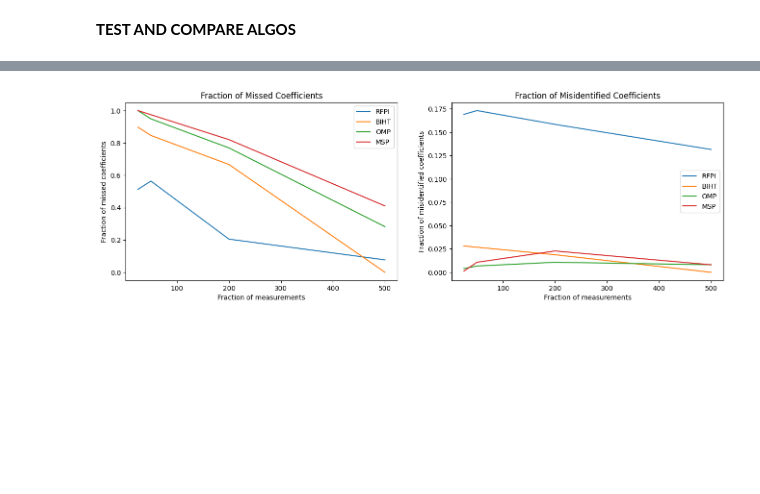
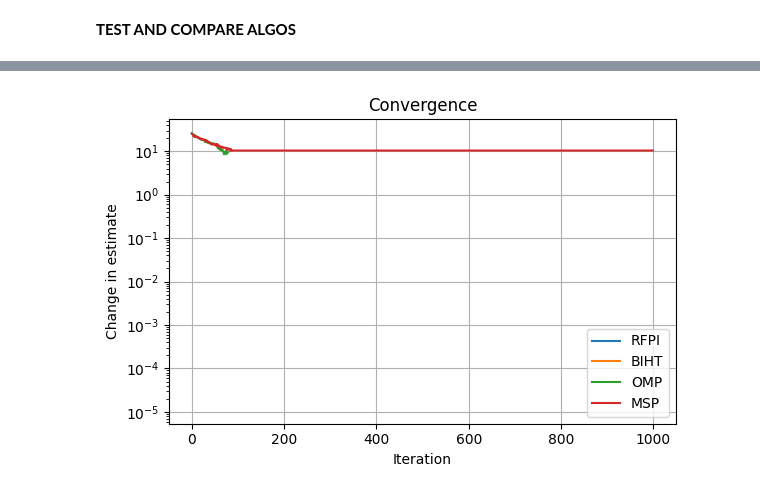
Before and after one commit to josephine-king/EE4740_ImageCompression, a Jupyter notebook: image_compression.ipynb, the cells around one changed output, grey strips where cells are left out. Cells and saved outputs as stored; diff of their text form; code cells hidden in the pictures; blank space fills up the shorter version.

```diff
--- a/image_compression.ipynb
+++ b/image_compression.ipynb
@@ -22,7 +22,7 @@ def import_mnist_data(num_img):
             raise FileNotFoundError("mnist_dataset.zip not found.")
     # Load the mnist data
     # Ignore the first column of the data (the label)
-    data = np.loadtxt("mnist_dataset/mnist_test.csv", delimiter=",", max_rows=num_img, usecols=range(1,785))
+    data = np.loadtxt("mnist_dataset/mnist_dataset/mnist_test.csv", delimiter=",", max_rows=num_img, usecols=range(1,785))
     data = data.reshape(num_img, 784)
     return data
 
@@ -68,7 +68,7 @@ def plot_algos(data, titles):
     fig.set_figwidth(14)
     for i in range(0,num_images):
         axs[i].imshow(data[i].reshape(28, 28), cmap='gray', vmin=0, vmax=255)
-        axs[i].set_title(titles[i])
+        axs[i].set_title(titles[i],fontsize=10)
 
     plt.tight_layout()
     plt.show()
@@ -84,7 +84,7 @@ def plot_meas_matrix(meas_matrix):
 data = import_mnist_data(1)
 print(data.shape)
 
-sparse_data = sparsify_data(data, 230) #anything below 100 is = zero
+sparse_data = sparsify_data(data, 100) #anything below 100 is = zero
 print(sparse_data.shape)
 
 plot_est_images(data, sparse_data)
@@ -116,15 +116,16 @@ def calculate_missed_coefficients(original_data, est_data):
     original_data = original_data.reshape((-1, 1))
     est_data = est_data.reshape((-1, 1))
     missed_coefficients = np.count_nonzero((original_data != 0) & (est_data == 0))
-    missed_coefficients = missed_coefficients/np.count_nonzero(original_data != 0)
     return missed_coefficients
 
 def calculate_misidentified_coefficients(original_data, est_data):
     original_data = original_data.reshape((-1, 1))
     est_data = est_data.reshape((-1, 1))
     mis_ided_coefficients = np.count_nonzero((original_data == 0) & (est_data != 0))
-    mis_ided_coefficients = mis_ided_coefficients/np.count_nonzero(original_data == 0)
     return mis_ided_coefficients
+
+def calculate_wrong_coefficients(original_data, est_data):
+    return (calculate_missed_coefficients(original_data, est_data) + calculate_misidentified_coefficients(original_data, est_data))
 
 def calculate_cosine_similarity(original_data, est_data):
     return (original_data.T @ est_data) / (np.linalg.norm(original_data) * np.linalg.norm(est_data))
@@ -205,7 +199,7 @@ def rfpi(meas_matrix, measurement, step_size, lamda, threshold, max_iter):
 # %% [markdown]
 **ONE BIT OMP**
 # %%
-def one_bit_omp(meas_matrix, measurement, sparsity, threshold, max_iter=None, known_sparsity=True):
+def one_bit_omp(meas_matrix, measurement, sparsity, max_iter=None, known_sparsity=True):
     m, n = meas_matrix.shape
     if max_iter is None:
         max_iter = sparsity
@@ -218,7 +212,6 @@ def one_bit_omp(meas_matrix, measurement, sparsity, threshold, max_iter=None, kn
     convergence = []
 
     for it in range(max_iter):
-        last_estimate = estimate
         if len(support) >= sparsity:
             break
 
@@ -245,11 +238,9 @@ def one_bit_omp(meas_matrix, measurement, sparsity, threshold, max_iter=None, kn
         # Compute residual and convergence metric
         residual = measurement - np.sign(meas_matrix @ estimate)
         res_norm = np.linalg.norm(residual)
+        convergence.append(res_norm)
 
-        delta = np.linalg.norm(estimate - last_estimate)
-        convergence.append(delta)
-
-        if (delta <= threshold):
+        if np.all(residual == 0):
             break
 
     return estimate, convergence
@@ -383,20 +403,20 @@ def test_algo(algo, num_images, sparse_data, measurement_dims, step_size, lamda,
 # %% [markdown]
 **TEST AND COMPARE ALGOS**
 # %%
-meas_matrix_dims = [25, 50, 200, 500]
+meas_matrix_dims = [25,50,100,200,300,400,400]
 num_img = 1
 data = import_mnist_data(num_img)
-sparse_data = sparsify_data(data, 230)
+sparse_data = sparsify_data(data, 100)
 
-cosine_sim_omp, mses_omp, missed_coeffs_omp, misided_coeffs_omp, curr_data, estimate_omp, convergence_omp = test_algo("one_bit_omp", num_img, sparse_data, meas_matrix_dims, 1e-5, 0.1, 80, True, 1e-7, 1000)
-cosine_sim_rfpi, mses_rfpi, missed_coeffs_rfpi, misided_coeffs_rfpi, curr_data, estimate_rfpi, convergence_rfpi = test_algo("rfpi", num_img, sparse_data, meas_matrix_dims, 1e-5, 0.2, 0, False, 1e-4, 1000)
-cosine_sim_biht, mses_biht, missed_coeffs_biht, misided_coeffs_biht, curr_data, estimate_biht, convergence_biht = test_algo("biht", num_img, sparse_data, meas_matrix_dims, 1e-5, 0.1, 80, True, 1e-7, 1000)
-cosine_sim_msp, mses_msp, missed_coeffs_msp, misided_coeffs_msp, curr_data, estimate_msp, convergence_msp = test_algo("msp", num_img, sparse_data, meas_matrix_dims, 1e-5, 0.1, 80, True, 1e-3, 1000)
-cosine_sim_cvx, mses_cvx, missed_coeffs_cvx, misided_coeffs_cvx, curr_data, estimate_cvx, convergence_cvx = test_algo("inbuilt_solver", num_img, sparse_data, meas_matrix_dims, 1e-5, 0.1, 80, True, 1e-3, 1000)
+cosine_sim_omp, mses_omp, wrong_coeffs_omp, curr_data, estimate_omp, convergence_omp = test_algo("one_bit_omp", num_img, sparse_data, meas_matrix_dims, 1e-5, 0.1, 80, True, 1e-3, 1000)
+cosine_sim_rfpi, mses_rfpi, wrong_coeffs_rfpi, curr_data, estimate_rfpi, convergence_rfpi = test_algo("rfpi", num_img, sparse_data, meas_matrix_dims, 1e-4, 10, 0, False, 1e-5, 10000)
+cosine_sim_biht, mses_biht, wrong_coeffs_biht, curr_data, estimate_biht, convergence_biht = test_algo("biht", num_img, sparse_data, meas_matrix_dims, 1e-5, 0.1, 80, True, 1e-3, 1000)
+cosine_sim_msp, mses_msp, wrong_coeffs_msp, curr_data, estimate_msp, convergence_msp = test_algo("msp", num_img, sparse_data, meas_matrix_dims, 1e-5, 0.1, 80, True, 1e-3, 1000)
+cosine_sim_cvx, mses_cvx, wrong_coeffs_cvx, curr_data, estimate_cvx, convergence_cvx = test_algo("inbuilt_solver", num_img, sparse_data, meas_matrix_dims, 1e-5, 0.1, 80, True, 1e-3, 1000)
 
 plot_algos([curr_data, estimate_rfpi, estimate_biht, estimate_omp, estimate_msp, estimate_cvx], ["Original Image", "RFPI Reconstructed Image", "BIHT Reconstructed Image", "One Bit OMP Reconstructed Image", "MSP Reconstructed Image", "CVX Reconstructed Image"])
 
-fig, axs = plt.subplots(1, 2)
+fig, axs = plt.subplots(1, 3)
 fig.set_figwidth(16)
 axs[0].plot(meas_matrix_dims, cosine_sim_rfpi)
 axs[0].plot(meas_matrix_dims, cosine_sim_biht)
@@ -406,32 +426,34 @@ axs[0].set_title("Cosine Similarity")
 axs[0].set_xlabel("Number of measurements")
 axs[0].set_ylabel("Cosine Similarity")
 axs[0].legend(["RFPI", "BIHT","OMP","MSP"])
-axs[1].plot(meas_matrix_dims, mses_rfpi)
-axs[1].plot(meas_matrix_dims, mses_biht)
-axs[1].plot(meas_matrix_dims,mses_omp)
-axs[1].plot(meas_matrix_dims,mses_msp)
-axs[1].set_title("MSE")
+axs[1].plot(meas_matrix_dims, wrong_coeffs_rfpi)
+axs[1].plot(meas_matrix_dims, wrong_coeffs_biht)
+axs[1].plot(meas_matrix_dims,wrong_coeffs_omp)
+axs[1].plot(meas_matrix_dims,wrong_coeffs_msp)
+axs[1].set_title("Number of Wrong Coefficients")
 axs[1].set_xlabel("Number of measurements")
-axs[1].set_ylabel("Mean Squared Error")
+axs[1].set_ylabel("Hamming error")
 axs[1].legend(["RFPI", "BIHT","OMP","MSP"])
+axs[2].plot(meas_matrix_dims, mses_rfpi)
+axs[2].plot(meas_matrix_dims, mses_biht)
+axs[2].plot(meas_matrix_dims,mses_omp)
+axs[2].plot(meas_matrix_dims,mses_msp)
+axs[2].set_title("MSE")
+axs[2].set_xlabel("Number of measurements")
+axs[2].set_ylabel("Mean Squared Error")
+axs[2].legend(["RFPI", "BIHT","OMP","MSP"])
+plt.show()
 
-fig, axs = plt.subplots(1, 2)
-fig.set_figwidth(16)
-axs[0].plot(meas_matrix_dims, missed_coeffs_rfpi)
-axs[0].plot(meas_matrix_dims, missed_coeffs_biht)
-axs[0].plot(meas_matrix_dims, missed_coeffs_omp)
-axs[0].plot(meas_matrix_dims, missed_coeffs_msp)
-axs[0].set_title("Fraction of Missed Coefficients")
-axs[0].set_xlabel("Fraction of measurements")
-axs[0].set_ylabel("Fraction of missed coefficients")
-axs[0].legend(["RFPI", "BIHT","OMP","MSP"])
-axs[1].plot(meas_matrix_dims, misided_coeffs_rfpi)
-axs[1].plot(meas_matrix_dims, misided_coeffs_biht)
-axs[1].plot(meas_matrix_dims, misided_coeffs_omp)
-axs[1].plot(meas_matrix_dims, misided_coeffs_msp)
-axs[1].set_title("Fraction of Misidentified Coefficients")
-axs[1].set_xlabel("Fraction of measurements")
-axs[1].set_ylabel("Fraction of misidentified coefficients")
-axs[1].legend(["RFPI", "BIHT","OMP","MSP"])
+plt.figure(figsize=(6, 4))
+plt.semilogy(convergence_rfpi)
+plt.semilogy(convergence_biht)
+plt.semilogy(convergence_omp)
+plt.semilogy(convergence_msp)
+plt.xlabel("Iteration")
+plt.ylabel("Change in estimate")
+plt.title("Convergence")
+plt.legend(["RFPI", "BIHT","OMP", "MSP"])
+plt.grid(True)
+plt.tight_layout()
 plt.show()
 # %% [output]
@@ -440,2 +462,2 @@ plt.show()
-[figure, old version]
+[figure, new version]
 # %% [markdown]
```
Also changed, not shown: parts of 10 cells of this notebook.
